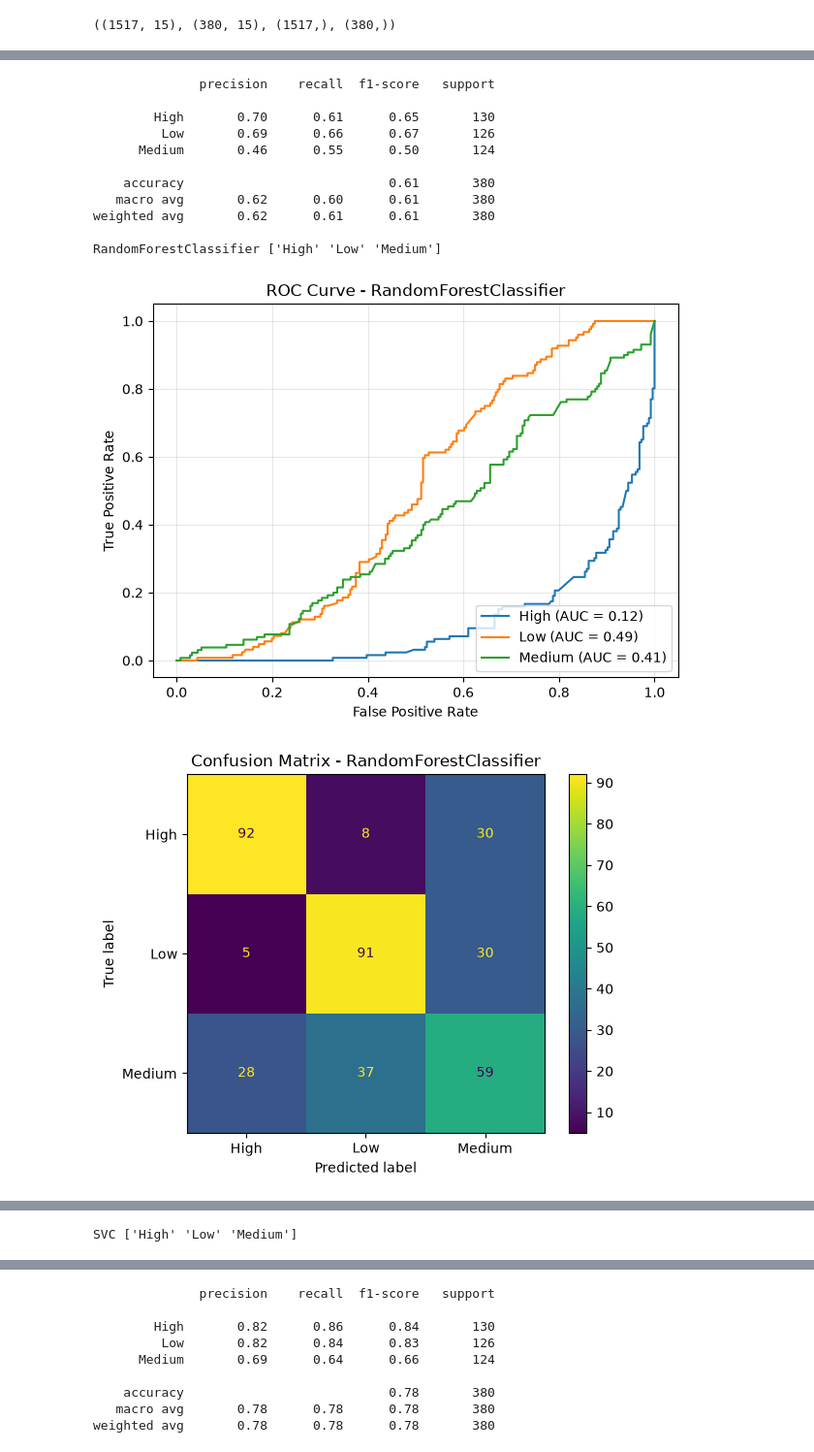
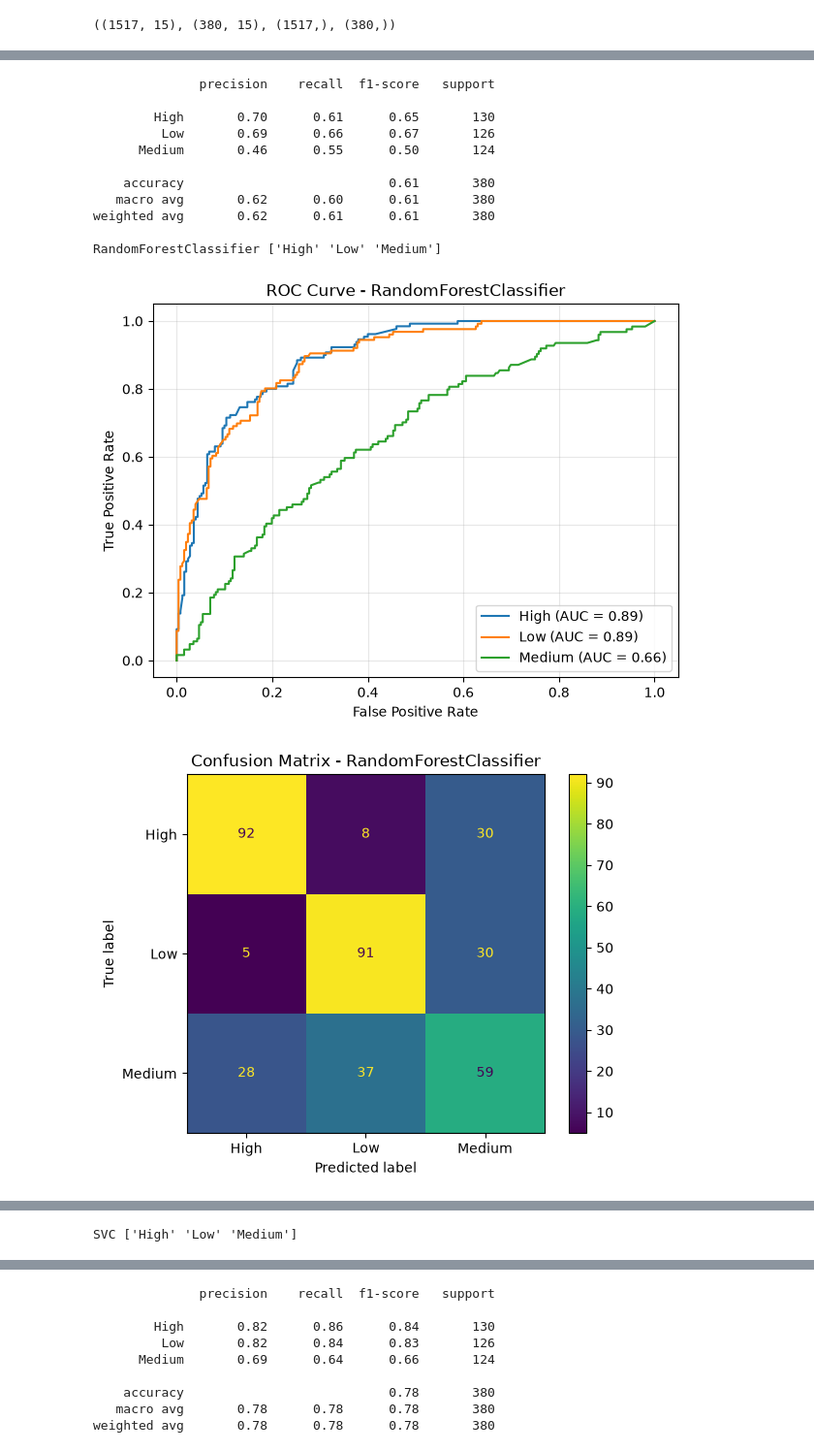
Before and after one commit to NohailaAitHammad/Student_Mental_Health, a Jupyter notebook: notebooks/exploration.ipynb, the cells around one changed output, grey strips where cells are left out. Shown at 97% size. Drawn from its saved outputs; the diff is of its cells as text; code cells hidden in the pictures.

```diff
--- a/notebooks/exploration.ipynb
+++ b/notebooks/exploration.ipynb
@@ -575,10 +576,9 @@ from sklearn.preprocessing import label_binarize
 results = []
 
 # Ordre des classes
-classes = ['Low', 'Medium', 'High']
+classes = ['High', 'Low', 'Medium']
 
 # Transformer y_test en représentation binaire
-y_test_bin = label_binarize(y_test, classes=classes)
 
 plt.figure(figsize=(6,5))
 
@@ -593,6 +593,8 @@ for model_name, (model, params, scaling) in models.items():
       ('classificator', model)
       ])
       pipe.fit(X_train, y_train)
+      y_test_bin = label_binarize(y_test, classes=pipe.classes_)
+
 
       y_pred = pipe.predict(X_test)
       # Probabilités pour chaque classe
@@ -707,16 +709,16 @@ DecisionTreeClassifier ['High' 'Low' 'Medium']
 [figure]
               precision    recall  f1-score   support
 
         High       0.70      0.61      0.65       130
          Low       0.69      0.66      0.67       126
       Medium       0.46      0.55      0.50       124
 
     accuracy                           0.61       380
    macro avg       0.62      0.60      0.61       380
 weighted avg       0.62      0.61      0.61       380
 
 RandomForestClassifier ['High' 'Low' 'Medium']
-[figure, old version]
+[figure, new version]
 [figure]
               precision    recall  f1-score   support
 
```
Also changed, not shown: parts of 4 cells of this notebook, 31 other files.
